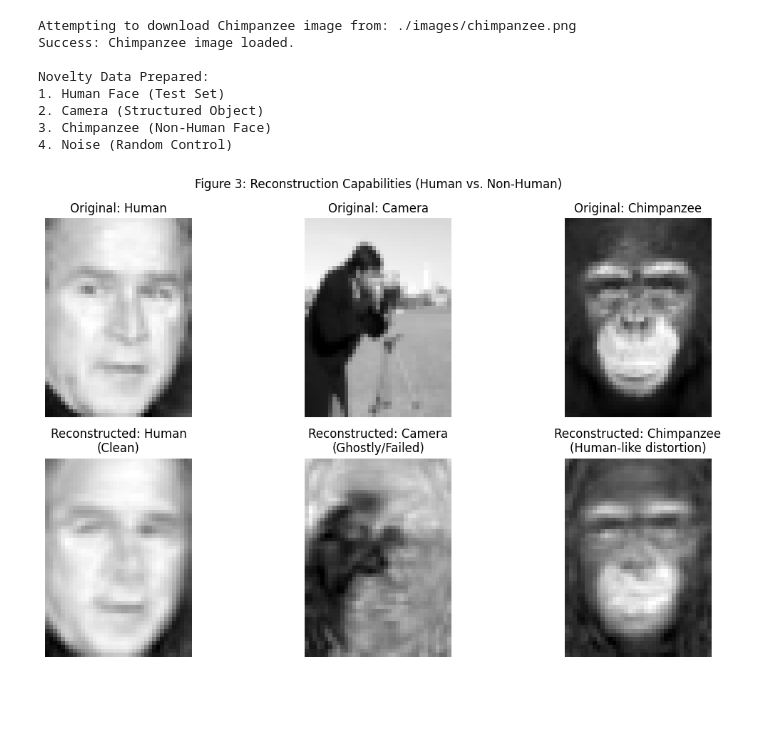
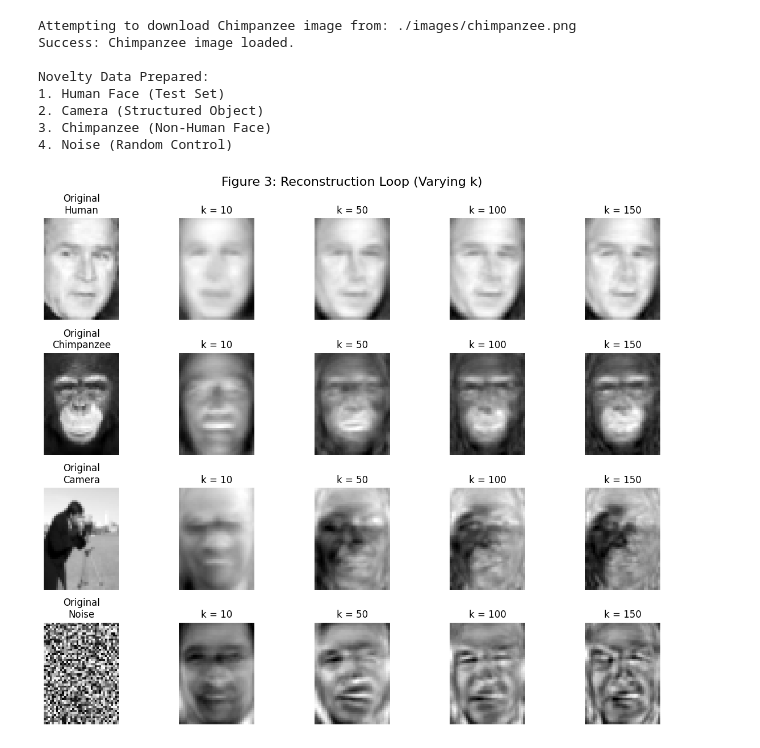
Before and after one commit to blueternalness/facial-recognition-with-PCA, a Jupyter notebook: main.ipynb, the cells around one changed output. Drawn from its saved outputs; the diff is of its cells as text; code cells hidden in the pictures; blank space fills up the shorter version.

```diff
--- a/main.ipynb
+++ b/main.ipynb
@@ -270,47 +256,64 @@ Novelty Data Prepared:
 3. Chimpanzee (Non-Human Face)
 4. Noise (Random Control)
 # %%
+# cell 8 : Figure 3 (Reconstruction Loop)
+# Task: Visualize reconstruction at varying k for Human, Chimp, and Camera
 
-# cell 8 - Member B: Figure 3 (Reconstruction Comparison)
-# Task: Visually compare how the model attempts to reconstruct different inputs
+def reconstruct_at_k(pca_model, flat_data, k, h, w):
+    """
+    Project image to latent space, keep only top k components,
+    and reconstruct back to original space.
+    """
+    # 1. Transform to latent space (coefficients)
+    coords = pca_model.transform(flat_data)
 
-def reconstruct_single_image(pca_model, image_flat):
-    """Projects image to latent space and reconstructs it."""
-    # Project to 150 dim and reconstruct
-    projected = pca_model.transform(image_flat)
-    reconstructed = pca_model.inverse_transform(projected)
-    return reconstructed.reshape(h, w)
+    # 2. Zero out all components beyond k
+    # Make a copy so we don't modify the original
+    coords_k = coords.copy()
+    coords_k[:, k:] = 0
 
-# Reconstruct all samples
-recon_face = reconstruct_single_image(pca, face_flat)
-recon_camera = reconstruct_single_image(pca, camera_flat)
-recon_chimp = reconstruct_single_image(pca, chimp_flat)
+    # 3. Inverse transform and reshape
+    reconstruction = pca_model.inverse_transform(coords_k)
+    return reconstruction.reshape(h, w)
 
-# Plotting
-fig, axes = plt.subplots(2, 3, figsize=(12, 7))
+# Define the subjects to plot (Name, Flat Data, Original 2D Image)
+subjects = [
+    ("Human", face_flat, face_img),
+    ("Chimpanzee", chimp_flat, chimp_img),
+    ("Camera", camera_flat, camera_img),
+    ("Noise", noise_flat, noise_img)
+]
 
-# Row 1: Originals
-axes[0, 0].imshow(face_img, cmap='gray')
-axes[0, 0].set_title("Original: Human")
-axes[0, 1].imshow(camera_img, cmap='gray')
-axes[0, 1].set_title("Original: Camera")
-axes[0, 2].imshow(chimp_img, cmap='gray')
-axes[0, 2].set_title("Original: Chimpanzee")
+# Define k values (components) to visualize
+k_values = [10, 50, 100, 150]
 
-# Row 2: Reconstructions
-axes[1, 0].imshow(recon_face, cmap='gray')
-axes[1, 0].set_title("Reconstructed: Human\n(Clean)")
-axes[1, 1].imshow(recon_camera, cmap='gray')
-axes[1, 1].set_title("Reconstructed: Camera\n(Ghostly/Failed)")
-axes[1, 2].imshow(recon_chimp, cmap='gray')
-axes[1, 2].set_title("Reconstructed: Chimpanzee\n(Human-like distortion)")
+# Setup the plot grid
+# Rows = Subjects (3), Cols = Original + len(k_values)
+n_rows = len(subjects)
+n_cols = len(k_values) + 1
 
-for ax in axes.flat:
+plt.figure(figsize=(2.5 * n_cols, 2.5 * n_rows))
+
+for i, (name, flat_data, original_img) in enumerate(subjects):
+
+    # --- Column 1: Original Image ---
+    ax = plt.subplot(n_rows, n_cols, i * n_cols + 1)
+    ax.imshow(original_img, cmap='gray')
+    ax.set_title(f"Original\n{name}")
     ax.axis('off')
 
-plt.suptitle("Figure 3: Reconstruction Capabilities (Human vs. Non-Human)")
+    # --- Columns 2 to 5: Reconstructions at varying k ---
+    for j, k in enumerate(k_values):
+        recon_img = reconstruct_at_k(pca, flat_data, k, h, w)
+
+        ax = plt.subplot(n_rows, n_cols, i * n_cols + j + 2)
+        ax.imshow(recon_img, cmap='gray')
+        ax.set_title(f"k = {k}")
+        ax.axis('off')
+
+plt.suptitle("Figure 3: Reconstruction Loop (Varying k)", fontsize=16)
 plt.tight_layout()
 plt.show()
 # %% [output]
-[figure, old version]
+[figure, new version]
 # %%
```
Also changed, not shown: parts of 4 cells of this notebook.
